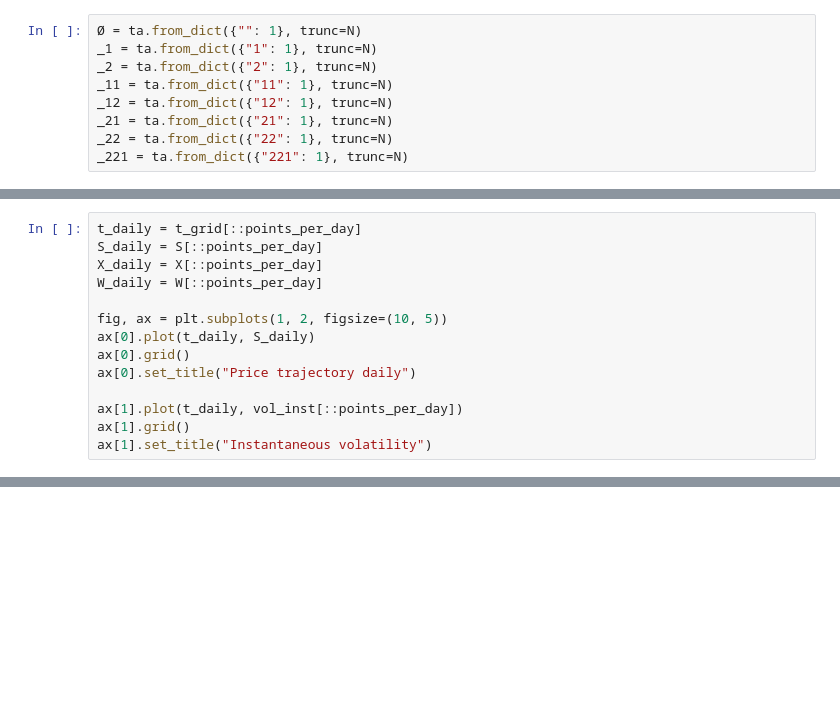
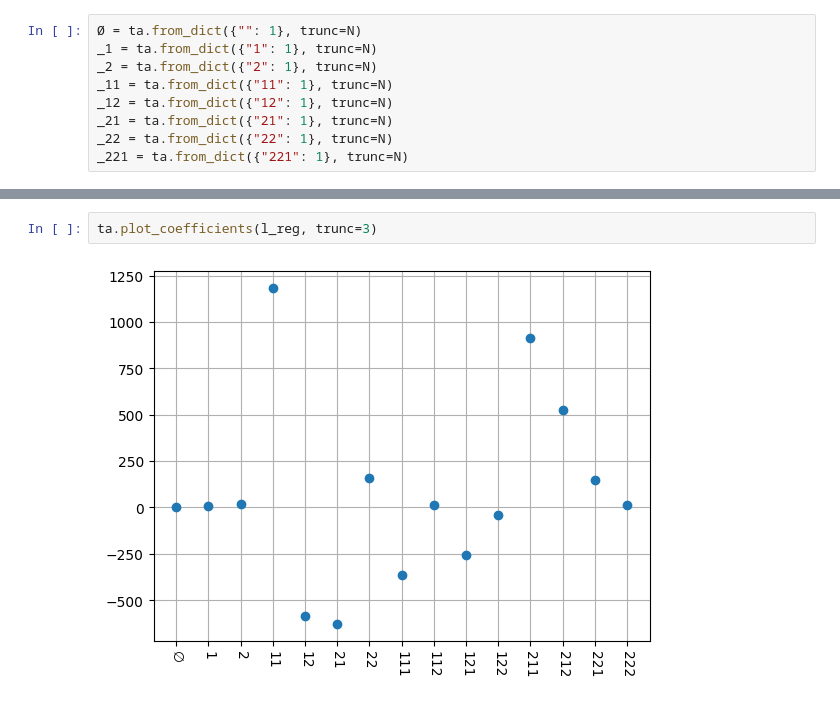
Before and after one commit to MrG1raffe/signature, a Jupyter notebook: notebooks/SignaturePDV.ipynb, the cells around one changed output, grey strips where cells are left out. Saved outputs shown, nothing was run; the diff lists cells and outputs as text; blank space fills up the shorter version.

```diff
--- a/notebooks/SignaturePDV.ipynb
+++ b/notebooks/SignaturePDV.ipynb
@@ -149,14 +91,0 @@ S = np.exp(X)
-# %%
-t_daily = t_grid[::points_per_day]
-S_daily = S[::points_per_day]
-X_daily = X[::points_per_day]
-W_daily = W[::points_per_day]
-
-fig, ax = plt.subplots(1, 2, figsize=(10, 5))
-ax[0].plot(t_daily, S_daily)
-ax[0].grid()
-ax[0].set_title("Price trajectory daily")
-
-ax[1].plot(t_daily, vol_inst[::points_per_day])
-ax[1].grid()
-ax[1].set_title("Instantaneous volatility")
@@ -255,0 +130,4 @@ ax.grid()
+# %%
+ta.plot_coefficients(l_reg, trunc=3)
+# %% [output]
+[figure, added]
```
Also changed, not shown: parts of 47 cells of this notebook, 9 other files.
